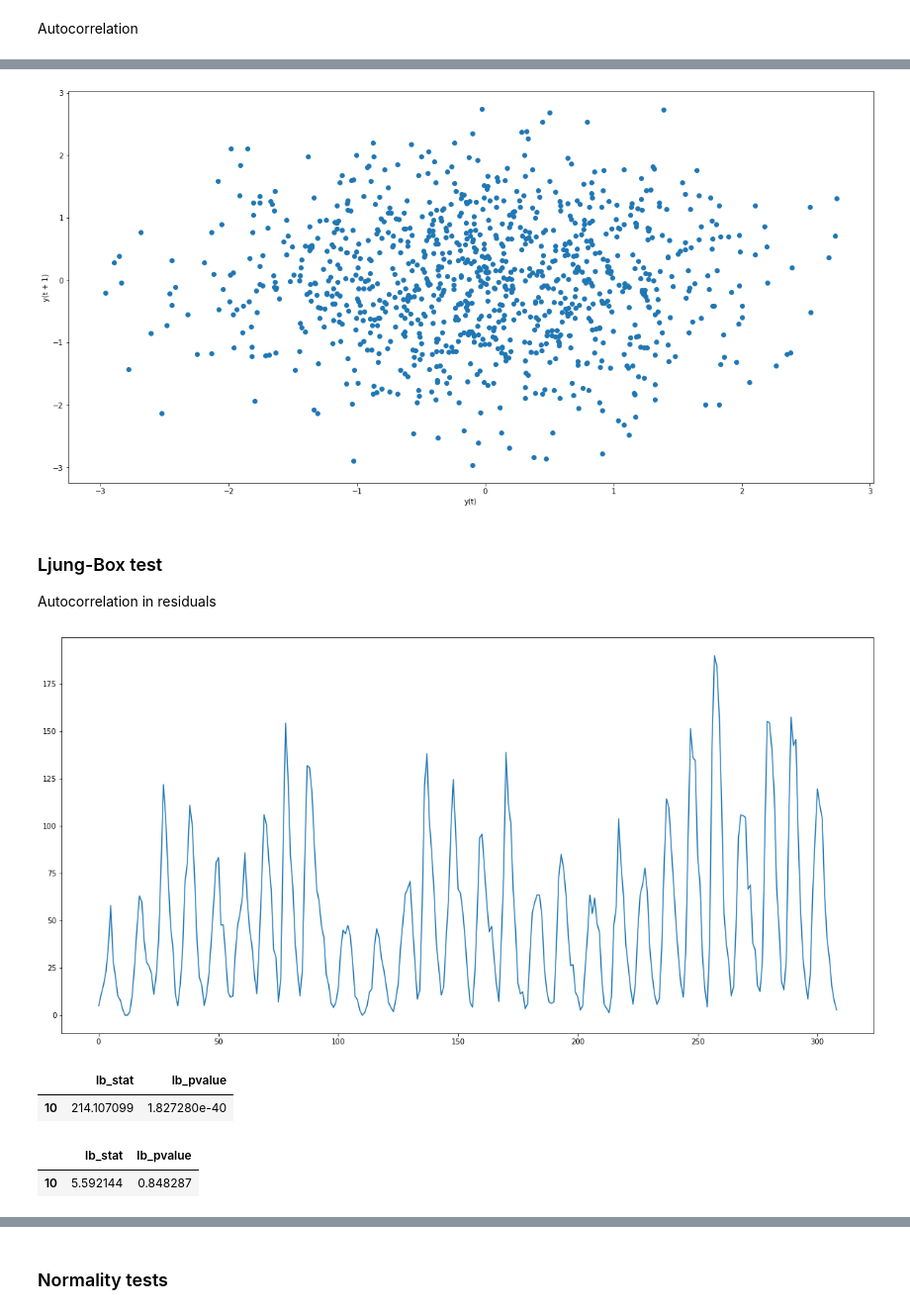
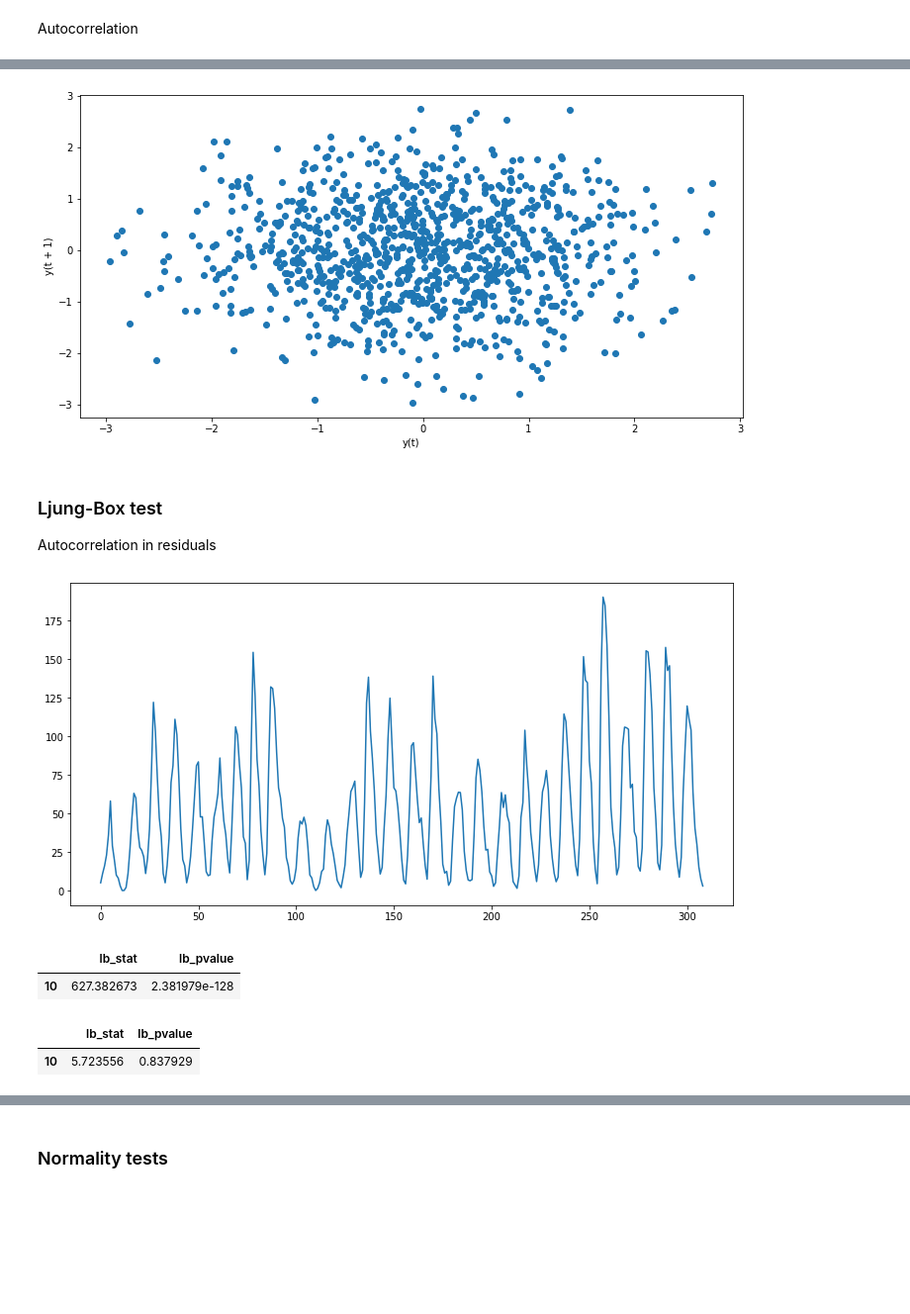
Before and after one commit to miltonluaces/time_series, a Jupyter notebook: stationarity/stationarity.ipynb, the cells around one changed output, grey strips where cells are left out. Shown at 99% size. Saved outputs shown, nothing was run; the diff lists cells and outputs as text; code cells hidden in the pictures; blank space fills up the shorter version.

```diff
--- a/stationarity/stationarity.ipynb
+++ b/stationarity/stationarity.ipynb
@@ -16,3 +3,15 @@ Populating the interactive namespace from numpy and matplotlib
+# %%
+import sys
+sys.path.append('D:/source/repos')
+from utilities.std_imports import *
+import seaborn as sns
+import scipy as sp
+import random as rnd
+import statsmodels as sm
+import statsmodels.api as sa
+from statsmodels.tsa.stattools import adfuller
+from time_series.stationarity.stationarity import *
+plt.rcParams["figure.figsize"] = (12,6)
 # %% [markdown]
 Stationary time series
 # %%
@@ -105,27 +93,29 @@ pd.plotting.autocorrelation_plot(wn);
 # %%
 pd.plotting.lag_plot(wn, lag=1);
 # %% [output]
-[figure, old version]
+[figure, new version]
 # %% [markdown]
 ### Ljung-Box test
 Autocorrelation in residuals
 # %%
-df = sm.datasets.sunspots.load_pandas().data
+df = sa.datasets.sunspots.load_pandas().data
 df = df.fillna(0)
 ts = df['SUNACTIVITY']
 ts.plot();
 # %% [output]
-[figure, old version]
+[figure, new version]
 # %%
-res = sm.tsa.ARMA(ts, (1,1)).fit(disp=-1)
-sm.stats.acorr_ljungbox(res.resid, lags=[10], return_df=True)
+#res = sa.tsa.ARMA(ts, (1,1)).fit(disp=-1)
+res = sm.tsa.arima.model.ARIMA(ts).fit()
+sa.stats.acorr_ljungbox(res.resid, lags=[10], return_df=True)
 # %% [output]
 |  | lb_stat | lb_pvalue |
-| 10 | 214.107099 | 1.827280e-40 |
+| 10 | 627.382673 | 2.381979e-128 |
 # %%
-res = sm.tsa.ARMA(wn, (1,1)).fit(disp=-1)
-sm.stats.acorr_ljungbox(res.resid, lags=[10], return_df=True)
+#res = sa.tsa.ARMA(wn, (1,1)).fit(disp=-1)
+res = sm.tsa.arima.model.ARIMA(wn).fit()
+sa.stats.acorr_ljungbox(res.resid, lags=[10], return_df=True)
 # %% [output]
 |  | lb_stat | lb_pvalue |
-| 10 | 5.592144 | 0.848287 |
+| 10 | 5.723556 | 0.837929 |
 # %%
```
Also changed, not shown: parts of 13 cells of this notebook, 25 other files.
